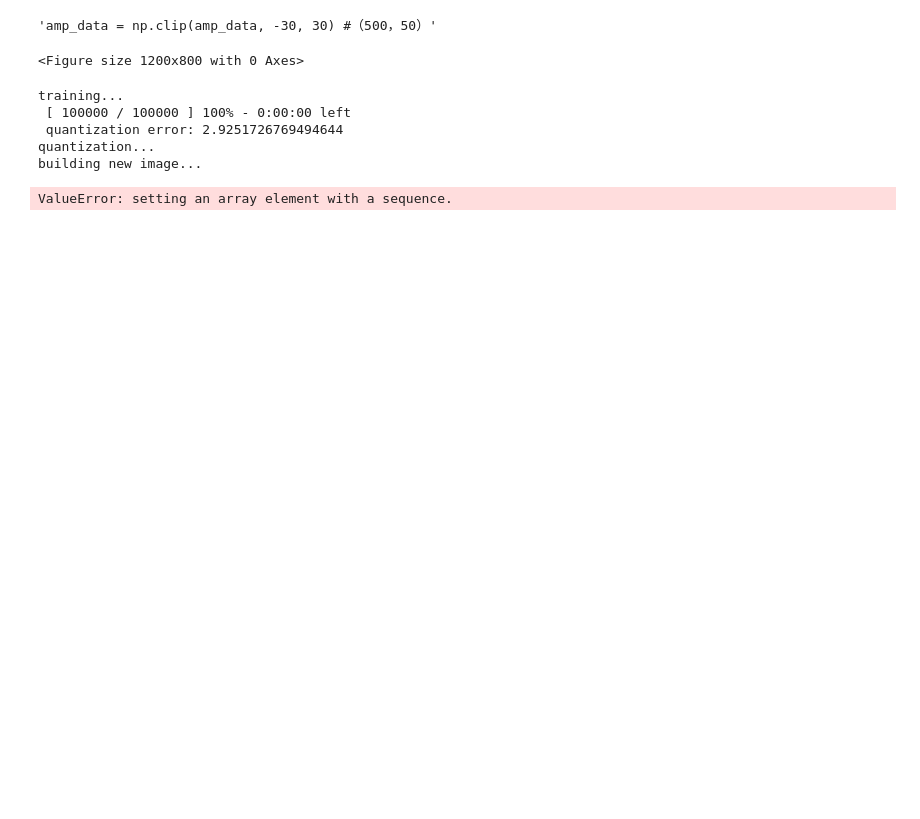
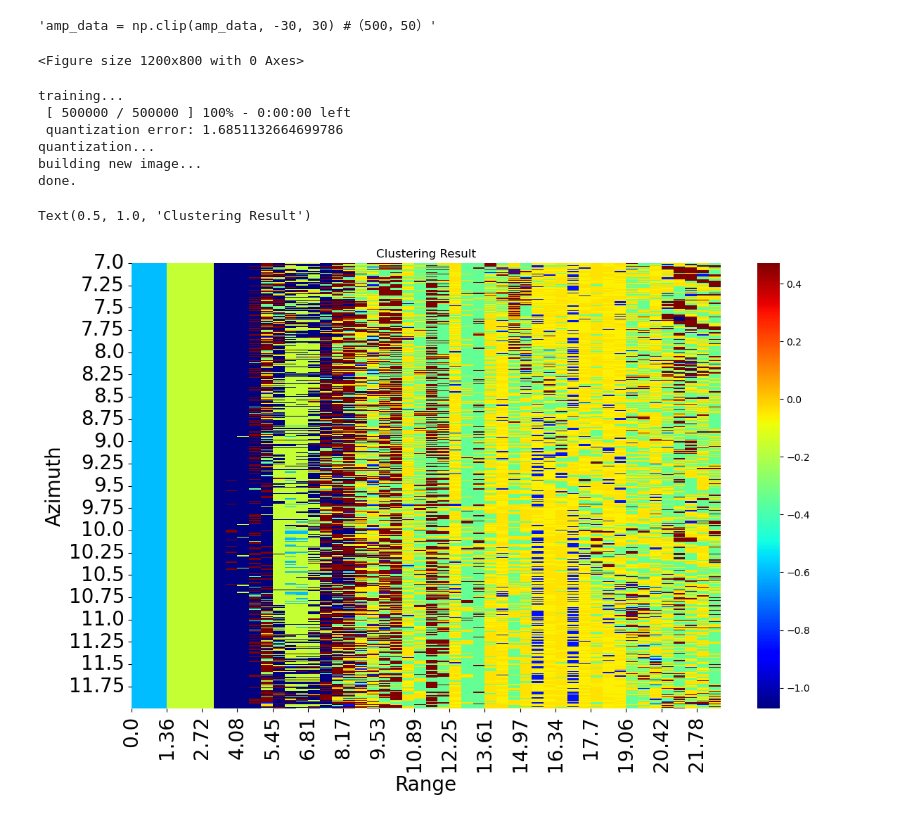
Before and after one commit to 944750720/CSOM, a Jupyter notebook: minisom聚类分块.ipynb, the cells around one changed output. Cells and saved outputs as stored; diff of their text form; code cells hidden in the pictures; blank space fills up the shorter version.

```diff
--- a/minisom聚类分块.ipynb
+++ b/minisom聚类分块.ipynb
@@ -36,14 +36,33 @@ rg_e_index = index[3]
 rg_len = rg_e_index - rg_s_index
 plt.figure(figsize = (12,8))
 
-# ampを抽出,amp_dataはdb化データ
-data = raw_data[0] #raw_data (2000,512)
+# ampを抽出,amp_dataはlog化データ
+data = raw_data[0] #raw_data (8,2000,512)
 amp_data = 20 * np.log10(np.abs(data[az_s_index:az_e_index, rg_s_index:rg_e_index]))
 phase_data = np.angle(data[az_s_index:az_e_index, rg_s_index:rg_e_index])
 # amp_data_one_column = np.reshape(amp_data, (amp_data.shape[0]*amp_data.shape[1], 1))
-amp_phase = np.stack((amp_data, phase_data), axis=-1)
-amp_phase_two_column = np.reshape(amp_phase, (amp_phase.shape[0]*amp_phase.shape[1], 2))
+amp_phase = np.stack((amp_data, phase_data),axis=-1)
+amp_phase_two_column = np.reshape(amp_phase, (-1, 2))
 "amp_data = np.clip(amp_data, -30, 30) #（500，50）"
+
+# #sar_data
+# all_sar_data = np.zeros(((index[1] - index[0]), (index[3] - index[2])), dtype = np.complex64)
+# all_sar_data = sa.back_projection(raw_data, index, conv_az_n, spline_d_array)
+
+
+# target_amp_data = 20 * np.log10(np.abs(data[900:1000, 12:16]))
+# target_phase_data = np.angle(data[900:1000, 12:16])
+# target_data= np.hstack((target_amp_data, target_phase_data))
+# target_two_column = np.reshape(target_data, (-1, 2))
+
+# # 绘制散点图
+# plt.scatter(amp_phase_two_column[:,0], amp_phase_two_column[:,1], s=75, c='purple', alpha=0.5)
+# plt.scatter(target_two_column[:,0], target_two_column[:,1], s=75, c='red', alpha=0.5)
+
+# # 添加标题和标签
+# plt.title('Scatter Plot')
+# plt.xlabel('amp')
+# plt.ylabel('phase')
 # %% [output]
 'amp_data = np.clip(amp_data, -30, 30) #（500，50）'
 <Figure size 1200x800 with 0 Axes>
@@ -63,18 +82,18 @@ pixels = amp_phase_two_column
 
 # SOM initialization and training
 print('training...')
-som = MiniSom(2, 2, 2, sigma=1.,
-              learning_rate=0.1, neighborhood_function='bubble')  # 2x2 = 4 final colors
+som = MiniSom(2, 4, 2, sigma=1.,
+              learning_rate=0.9, neighborhood_function='bubble')
 som.random_weights_init(pixels)
 starting_weights = som.get_weights().copy()  # saving the starting weights
-som.train(pixels, 100000, random_order=True, verbose=True)
+som.train(pixels, 500000, random_order=True, verbose=True)
 
 print('quantization...')
 qnt = som.quantization(pixels)  # quantize each pixels of the image
 print('building new image...')
-clustered = np.zeros(amp_data.shape)
+clustered = np.zeros((*amp_data.shape, 2), dtype=np.float64)
 for i, q in enumerate(qnt):  # place the quantized values into a new image
-    clustered[np.unravel_index(i, shape=(amp_data.shape[0], amp_data.shape[1]))] = qnt[i]
+    clustered[np.unravel_index(i, shape=(amp_data.shape[0], amp_data.shape[1]))] = q
 print('done.')
 
 """
@@ -94,34 +113,36 @@ print('done.')
 # plt.subplot(224)
 # plt.title('learned colors')
 # plt.imshow(som.get_weights(), interpolation='none')
 
 # plt.tight_layout()
 # # plt.savefig('resulting_images/som_color_quantization.png')
 # plt.show()
 """
 
 # heatmapを描く
 all_font = 20
 plt.figure(figsize=(12, 8))
-sns.heatmap(clustered, cmap="jet")
+sns.heatmap(clustered[:,:,1], cmap="jet")
 name = ["", "range [m]", "azimuth [s]"]
 dx = d_tau * light_speed / 2 / 2
 dy = 0.01
 x_step = int(rg_len / 25) + 1
 y_step = int(az_len / 20)
 plt.xticks(np.arange(0, rg_e_index - rg_s_index, step = x_step), np.round(np.arange(rg_s_index * dx, rg_e_index * dx, step = dx * x_step), 2), fontsize = all_font, rotation = 90)
 plt.yticks(np.arange(0, az_e_index - az_s_index, step = y_step), np.round(np.arange(az_s_index * dy, az_e_index * dy, step = dy * y_step), 2), fontsize = all_font)
 plt.title(name[0])
 plt.xlabel(name[1], fontsize = all_font)
 plt.ylabel(name[2], fontsize = all_font)
 plt.tight_layout()
 plt.xlabel("Range")
 plt.ylabel("Azimuth")
 plt.title("Clustering Result")
 # %% [output]
 training...
- [ 100000 / 100000 ] 100% - 0:00:00 left
- quantization error: 2.9251726769494644
+ [ 500000 / 500000 ] 100% - 0:00:00 left
+ quantization error: 1.6851132664699786
 quantization...
 building new image...
+done.
-ValueError: setting an array element with a sequence.
+Text(0.5, 1.0, 'Clustering Result')
+[figure, added]
```
